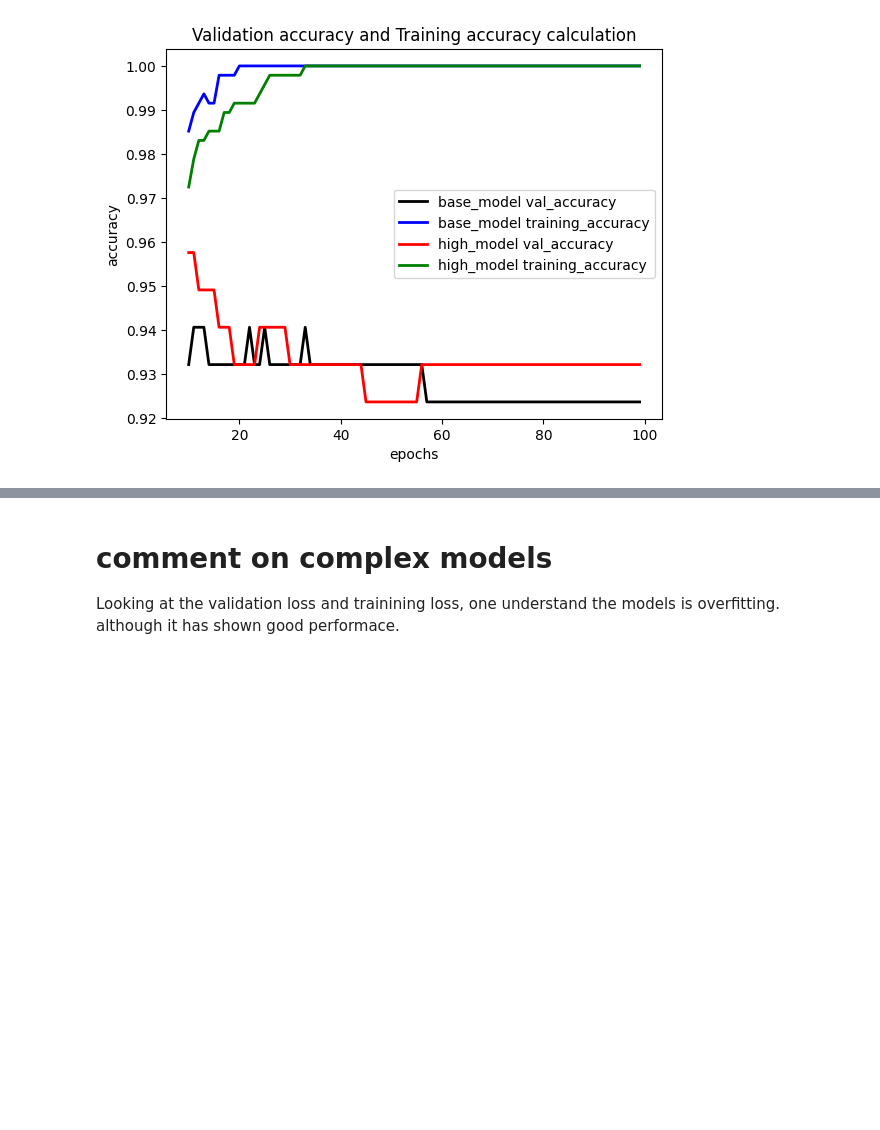
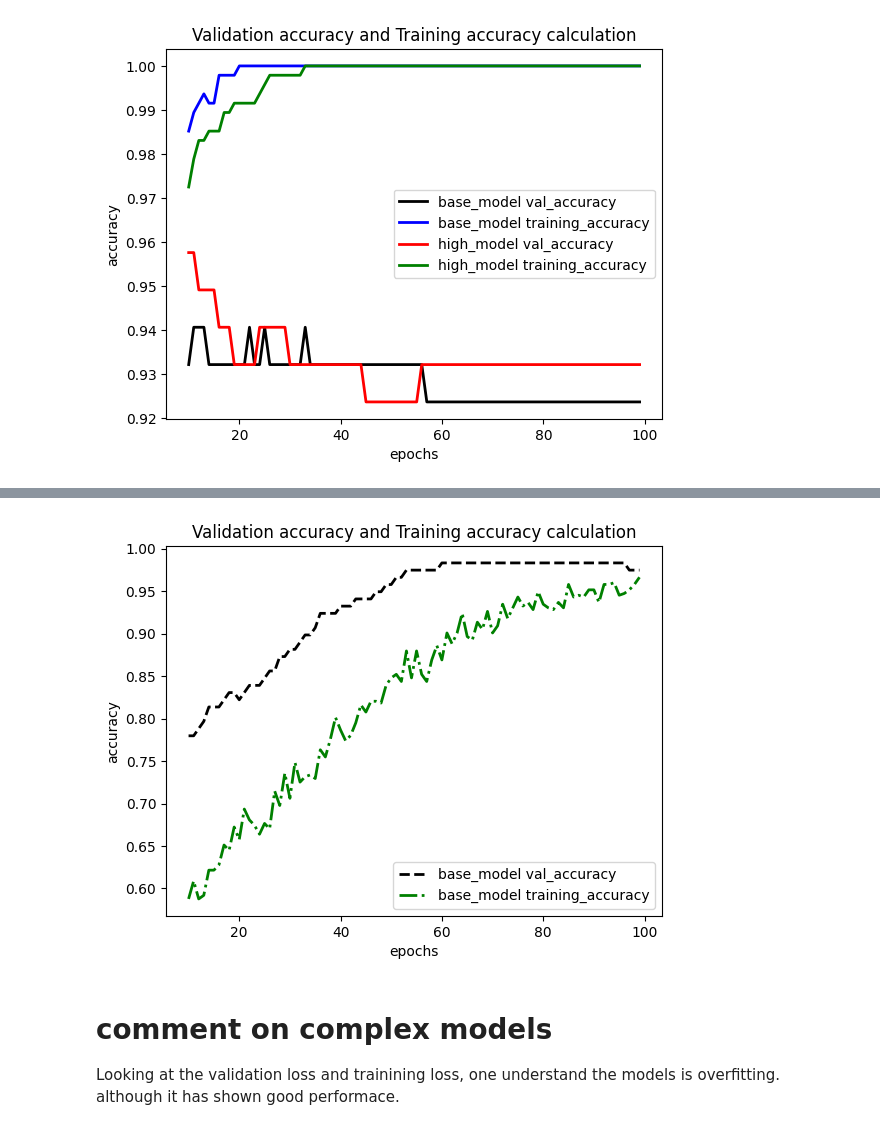
Before and after one commit to GVanave/Predictive-Analysis-of-Sensor-Data, a Jupyter notebook: Approach_Third.ipynb, the cells around one changed output, grey strips where cells are left out. Drawn from its saved outputs; the diff is of its cells as text; code cells hidden in the pictures; blank space fills up the shorter version.

```diff
--- a/Approach_Third.ipynb
+++ b/Approach_Third.ipynb
@@ -554,6 +552,8 @@ compare_val_loss(df_rms,df_adam)
 # %%
 
-compare_accuracy_curve(df_rms,df_adam)
+compare_accuracy_curve1(df_rms)
+# %% [output]
+[figure, added]
 # %% [markdown]
 # comment on complex models
 Looking at the validation loss and trainining loss, one understand the models is overfitting. although it has shown good performace.
```
Also changed, not shown: parts of 23 cells of this notebook.
